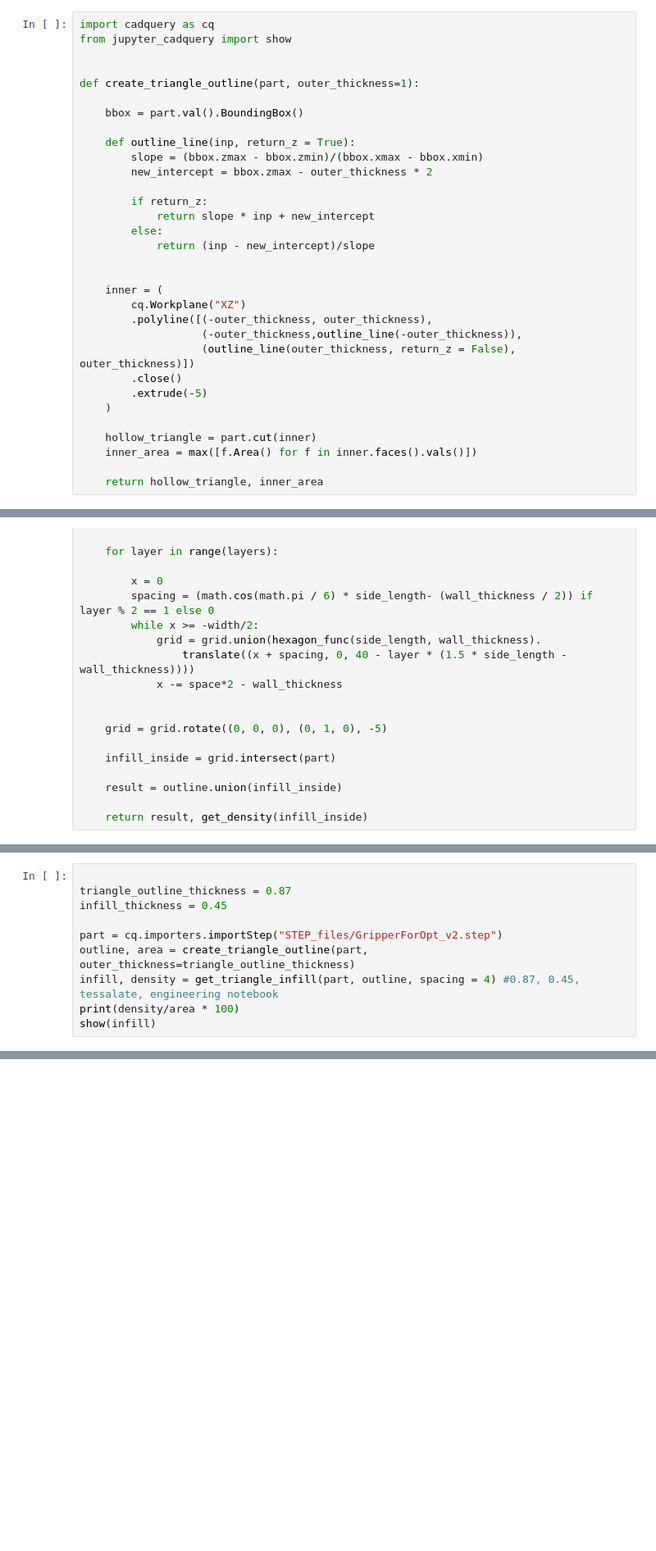
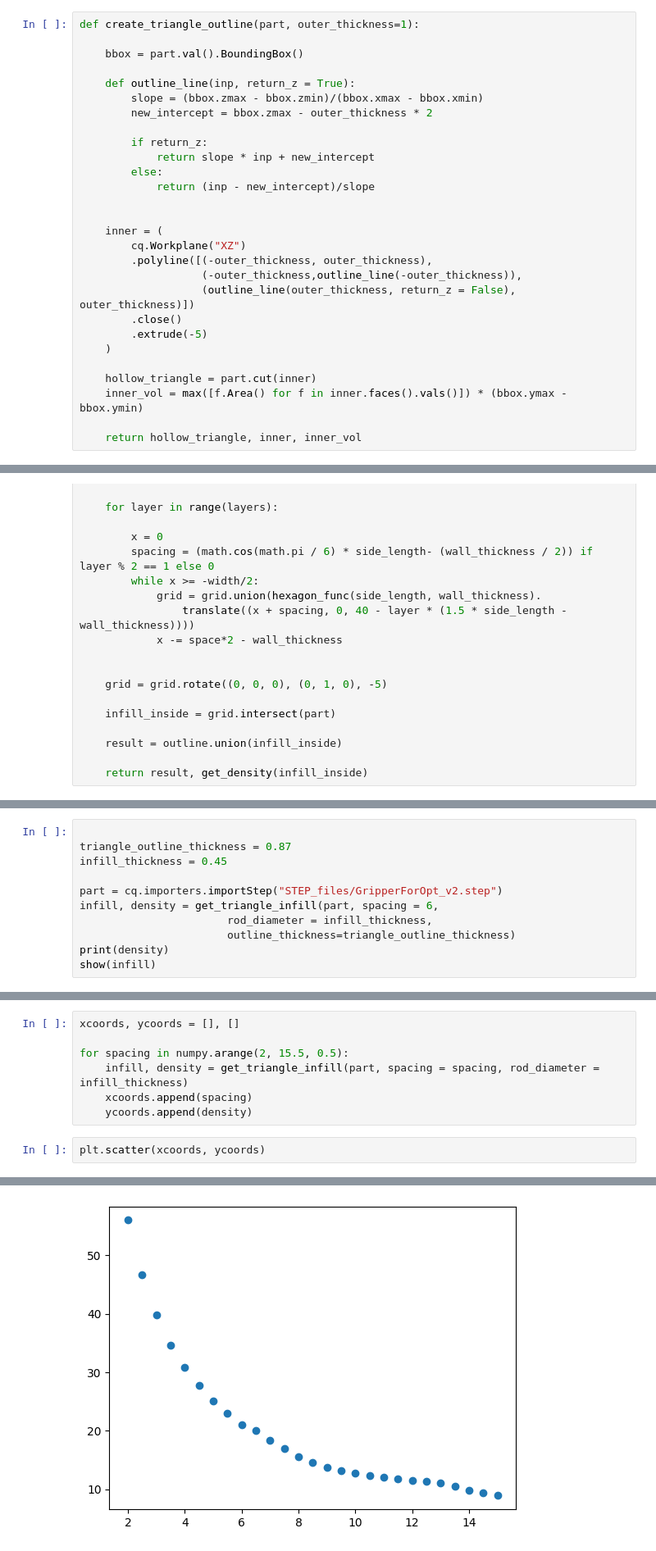
Before and after one commit to adikeshn/Optimization-of-3D-Printing-Infill-for-Compliant-Grippers, a Jupyter notebook: infill_generating.ipynb, the cells around one changed output, grey strips where cells are left out. Shown: that part at 82% size. Cells and saved outputs as stored; diff of their text form; blank space fills up the shorter version.

Commit message:
first draft of the full infill generation integration
completed first take of the spacing to density conversion

fully integrated the infill generation with the FEA calculation

```diff
--- a/infill_generating.ipynb
+++ b/infill_generating.ipynb
@@ -1,8 +12,4 @@
 # %%
-import cadquery as cq
-from jupyter_cadquery import show
-
-
 def create_triangle_outline(part, outer_thickness=1):
 
     bbox = part.val().BoundingBox()
@@ -27,6 +34,6 @@ def create_triangle_outline(part, outer_thickness=1):
     )
 
     hollow_triangle = part.cut(inner)
-    inner_area = max([f.Area() for f in inner.faces().vals()])
+    inner_vol = max([f.Area() for f in inner.faces().vals()]) * (bbox.ymax - bbox.ymin)
 
-    return hollow_triangle, inner_area
+    return hollow_triangle, inner, inner_vol
@@ -199,8 +240,9 @@ triangle_outline_thickness = 0.87
 infill_thickness = 0.45
 
 part = cq.importers.importStep("STEP_files/GripperForOpt_v2.step")
-outline, area = create_triangle_outline(part, outer_thickness=triangle_outline_thickness)
-infill, density = get_triangle_infill(part, outline, spacing = 4) #0.87, 0.45, tessalate, engineering notebook
-print(density/area * 100)
+infill, density = get_triangle_infill(part, spacing = 6,
+                       rod_diameter = infill_thickness,
+                       outline_thickness=triangle_outline_thickness)
+print(density)
 show(infill)
 # %% [output]
@@ -209,3 +251,13 @@ c
 CadViewerWidget(anchor=None, aspect_ratio=0.75, cad_width=800, control='trackball', glass=True, height=600, id…
 [interactive output not drawn]
 <cad_viewer_widget.widget.CadViewer at 0x...>
+# %%
+xcoords, ycoords = [], []
+
+for spacing in numpy.arange(2, 15.5, 0.5):
+    infill, density = get_triangle_infill(part, spacing = spacing, rod_diameter = infill_thickness)
+    xcoords.append(spacing)
+    ycoords.append(density)
+# %%
+plt.scatter(xcoords, ycoords)
+# %% [output]
@@ -211,0 +265 @@ CadViewerWidget(anchor=None, aspect_ratio=0.75, cad_width=800, control='trackbal
+[figure, added]
```
Also changed, not shown: parts of 13 cells of this notebook, 7 other files.
